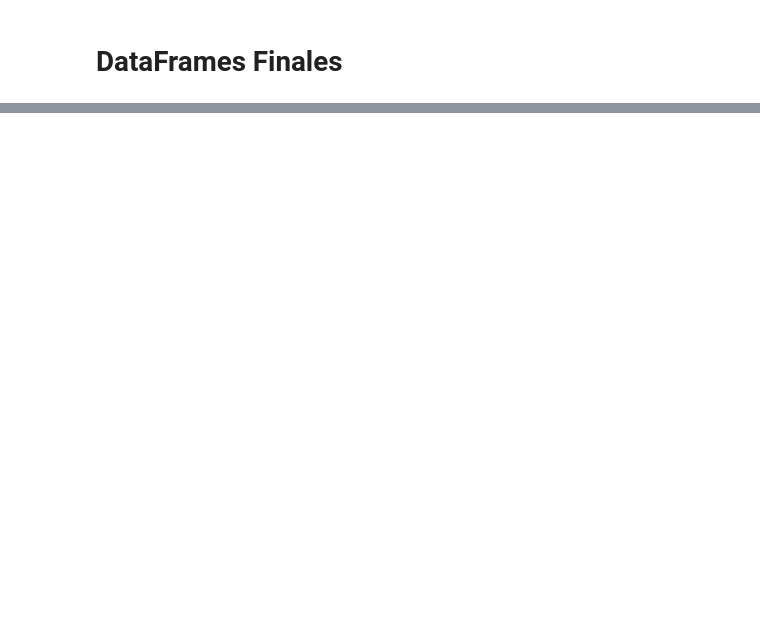
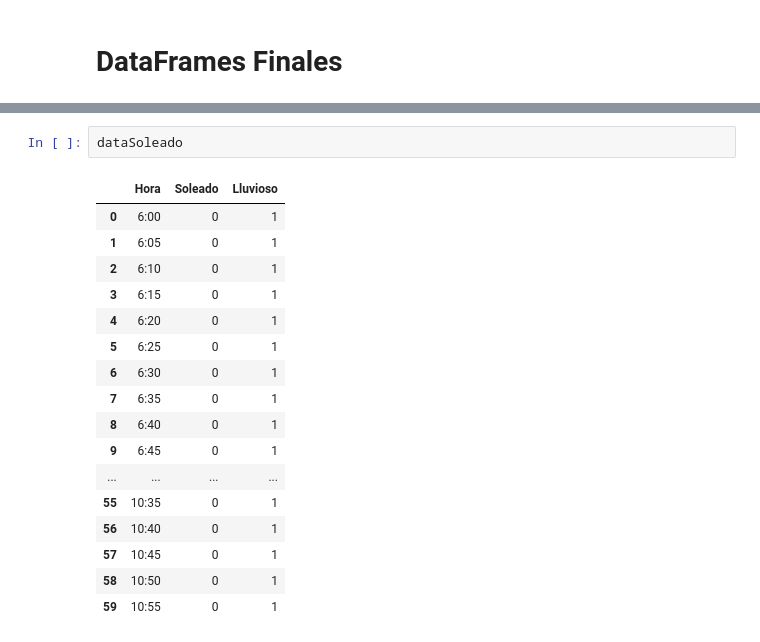
Before and after one commit to only-Robin/Proyecto-Electronica, a Jupyter notebook: DATOS SOLAR/Pre procesados/Clasificación de datos.ipynb, the cells around one changed output, grey strips where cells are left out. Drawn from its saved outputs; the diff is of its cells as text; blank space fills up the shorter version.

```diff
--- a/DATOS SOLAR/Pre procesados/Clasificación de datos.ipynb
+++ b/DATOS SOLAR/Pre procesados/Clasificación de datos.ipynb
@@ -308,0 +484,20 @@ Text(0, 0.5, 'Frecuencia')
+# %%
+dataSoleado
+# %% [output]
+|  | Hora | Soleado | Lluvioso |
+| 0 | 6:00 | 0 | 1 |
+| 1 | 6:05 | 0 | 1 |
+| 2 | 6:10 | 0 | 1 |
+| 3 | 6:15 | 0 | 1 |
+| 4 | 6:20 | 0 | 1 |
+| 5 | 6:25 | 0 | 1 |
+| 6 | 6:30 | 0 | 1 |
+| 7 | 6:35 | 0 | 1 |
+| 8 | 6:40 | 0 | 1 |
+| 9 | 6:45 | 0 | 1 |
+| ... | ... | ... | ... |
+| 55 | 10:35 | 0 | 1 |
+| 56 | 10:40 | 0 | 1 |
+| 57 | 10:45 | 0 | 1 |
+| 58 | 10:50 | 0 | 1 |
+| 59 | 10:55 | 0 | 1 |
```
Also changed, not shown: parts of 10 cells of this notebook, 1 other file.
